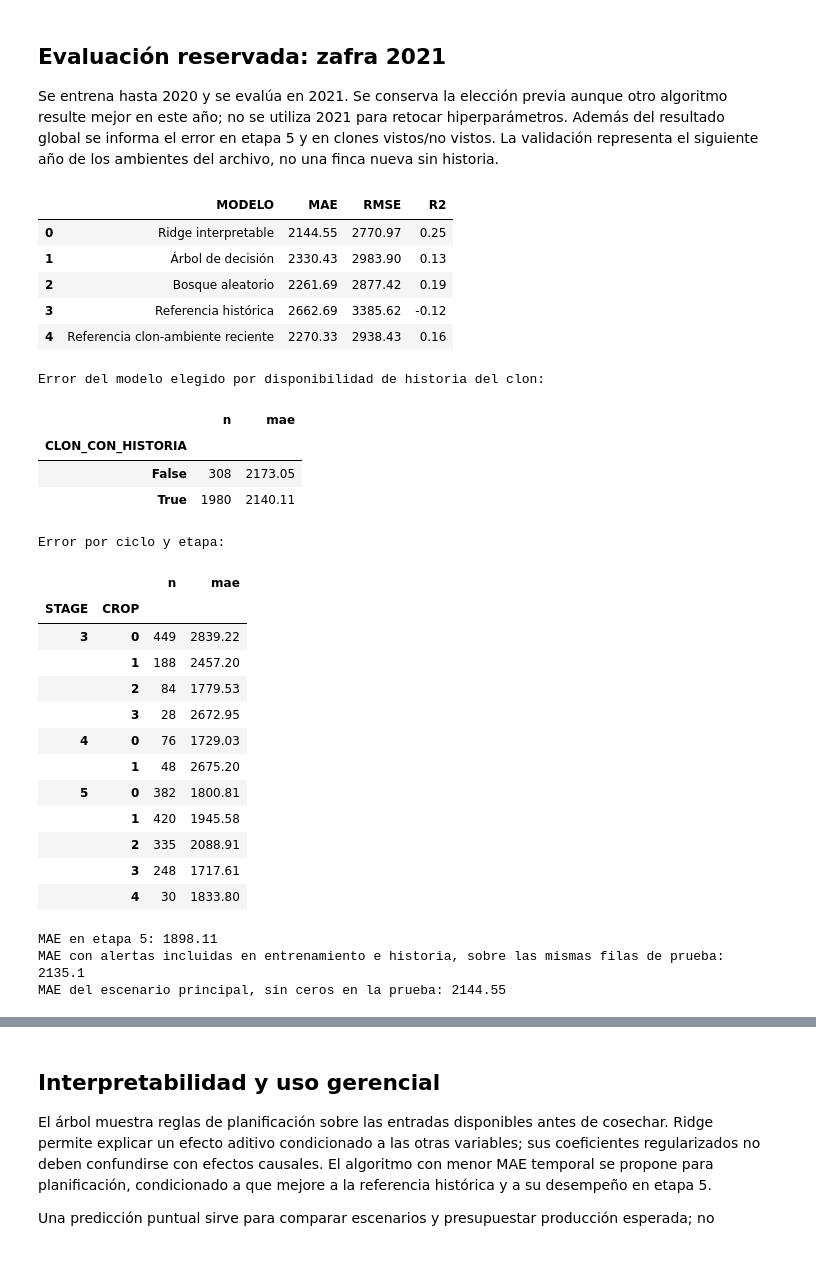
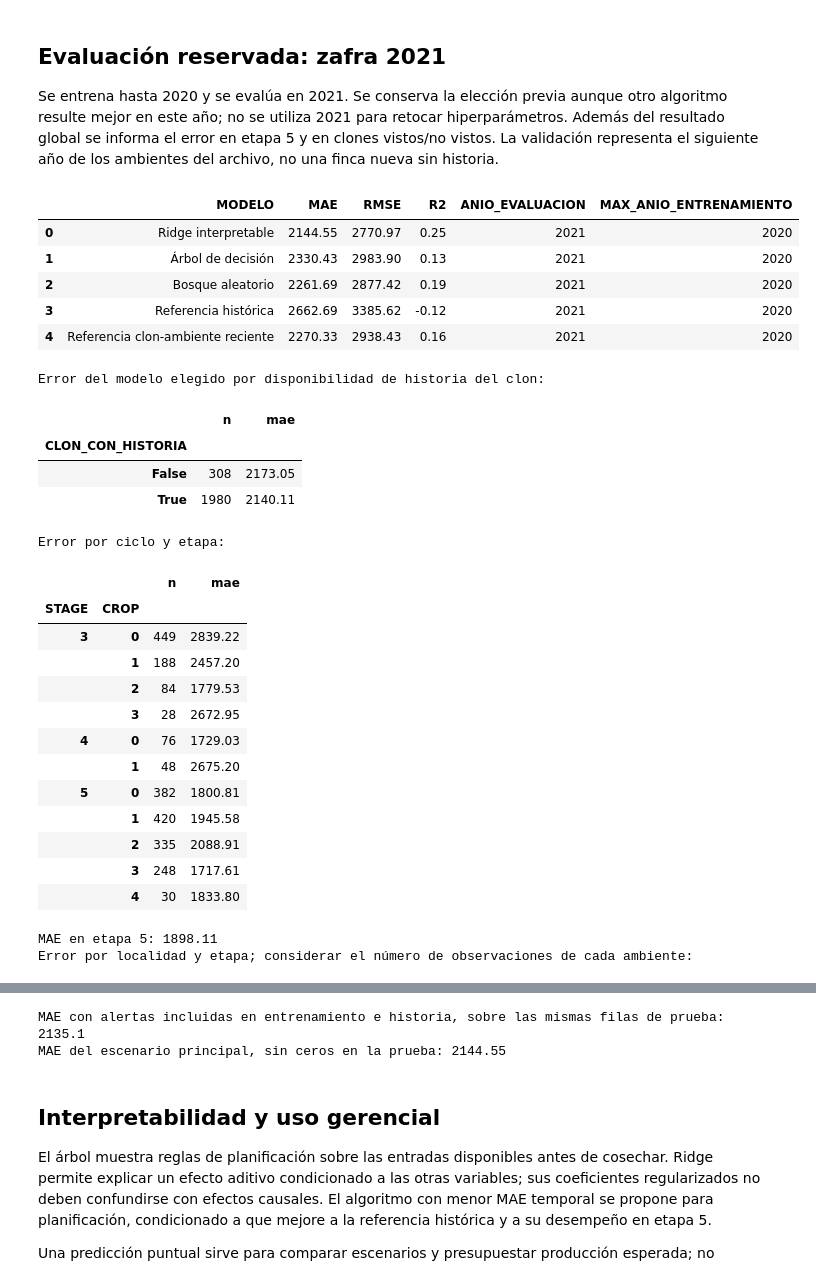
Before and after one commit to MoraVevo/prueba-tecnica-cientifico-datos-santa-ana, a Jupyter notebook: notebooks/04_modelo_supervisado_serie1.ipynb, the cells around one changed output, grey strips where cells are left out. Saved outputs shown, nothing was run; the diff lists cells and outputs as text; code cells hidden in the pictures.

```diff
--- a/notebooks/04_modelo_supervisado_serie1.ipynb
+++ b/notebooks/04_modelo_supervisado_serie1.ipynb
@@ -88,18 +58,25 @@ MAE y RMSE se expresan en lb de azúcar/acre. Se reportan ambas: MAE para el err
 Se añade una segunda referencia más exigente: el mismo clon, localidad, etapa y corte del año anterior. Si no hay esa observación, usa la historia disponible de esa combinación, luego etapa/corte y finalmente el promedio de entrenamiento.
 # %%
 resultados = []
+predicciones_validacion = []
 for anio in [2019, 2020]:
     entrenamiento = modelado.loc[modelado["YEAR"].lt(anio)]
     evaluacion = modelado.loc[modelado["YEAR"].eq(anio)]
     referencia = evaluacion["HIST_CLONE_CROP"].fillna(evaluacion["HIST_CLONE"]).fillna(evaluacion["HIST_LOC"]).fillna(entrenamiento["T_SPACRE"].mean())
     predicciones = {"Referencia histórica": referencia.to_numpy(), "Referencia clon-ambiente reciente": referencia_reciente(entrenamiento, evaluacion).to_numpy()}
     for nombre, algoritmo in algoritmos.items():
-        modelo = Pipeline([("preparar", clone(preparacion)), ("regresor", clone(algoritmo))])
+        modelo = clone(algoritmo)
         modelo.fit(entrenamiento[entradas], entrenamiento["T_SPACRE"])
         predicciones[nombre] = modelo.predict(evaluacion[entradas])
     for nombre, prediccion in predicciones.items():
+        predicciones_validacion.append(pd.DataFrame({
+            "FILA_CSV": evaluacion["FILA_CSV"].to_numpy(), "OBSERVADO": evaluacion["T_SPACRE"].to_numpy(),
+            "PREDICCION": prediccion, "MODELO": nombre, "ANIO_EVALUACION": anio,
+            "MAX_ANIO_ENTRENAMIENTO": int(entrenamiento["YEAR"].max()),
+        }))
         resultados.append({
             "ANIO_VALIDACION": anio, "MODELO": nombre,
+            "MAX_ANIO_ENTRENAMIENTO": int(entrenamiento["YEAR"].max()),
             "MAE": mean_absolute_error(evaluacion["T_SPACRE"], prediccion),
             "RMSE": np.sqrt(mean_squared_error(evaluacion["T_SPACRE"], prediccion)),
             "SESGO": np.mean(prediccion - evaluacion["T_SPACRE"].to_numpy()),
@@ -120,4 +97,5 @@ display(comparacion.round(2))
 elegido = comparacion.loc[comparacion.index.isin(algoritmos)].index[0]
 print("Algoritmo elegido por validación 2019–2020:", elegido)
 validacion.to_csv(RUTA.parent / "serie1_validacion_modelos.csv", index=False)
+pd.concat(predicciones_validacion, ignore_index=True).to_csv(RUTA.parent / "serie1_predicciones_validacion.csv", index=False)
 # %% [output]
@@ -156,45 +134,65 @@ prueba = modelado.loc[modelado["YEAR"].eq(2021)].copy()
 modelos_2021 = {}
 prueba["PRED_REFERENCIA"] = prueba["HIST_CLONE_CROP"].fillna(prueba["HIST_CLONE"]).fillna(prueba["HIST_LOC"]).fillna(entrenamiento["T_SPACRE"].mean())
 evaluacion_final = []
+predicciones_finales = {"Referencia histórica": prueba["PRED_REFERENCIA"].to_numpy()}
 for nombre, algoritmo in algoritmos.items():
-    modelo = Pipeline([("preparar", clone(preparacion)), ("regresor", clone(algoritmo))])
+    modelo = clone(algoritmo)
     modelo.fit(entrenamiento[entradas], entrenamiento["T_SPACRE"])
     modelos_2021[nombre] = modelo
     prediccion = modelo.predict(prueba[entradas])
+    predicciones_finales[nombre] = prediccion
     evaluacion_final.append({"MODELO": nombre, "MAE": mean_absolute_error(prueba["T_SPACRE"], prediccion), "RMSE": np.sqrt(mean_squared_error(prueba["T_SPACRE"], prediccion)), "R2": r2_score(prueba["T_SPACRE"], prediccion)})
 evaluacion_final.append({"MODELO": "Referencia histórica", "MAE": mean_absolute_error(prueba["T_SPACRE"], prueba["PRED_REFERENCIA"]), "RMSE": np.sqrt(mean_squared_error(prueba["T_SPACRE"], prueba["PRED_REFERENCIA"])), "R2": r2_score(prueba["T_SPACRE"], prueba["PRED_REFERENCIA"])})
 prediccion_reciente = referencia_reciente(entrenamiento, prueba)
+predicciones_finales["Referencia clon-ambiente reciente"] = prediccion_reciente.to_numpy()
 evaluacion_final.append({"MODELO": "Referencia clon-ambiente reciente", "MAE": mean_absolute_error(prueba["T_SPACRE"], prediccion_reciente), "RMSE": np.sqrt(mean_squared_error(prueba["T_SPACRE"], prediccion_reciente)), "R2": r2_score(prueba["T_SPACRE"], prediccion_reciente)})
 evaluacion_final = pd.DataFrame(evaluacion_final)
+evaluacion_final["ANIO_EVALUACION"] = 2021
+evaluacion_final["MAX_ANIO_ENTRENAMIENTO"] = int(entrenamiento["YEAR"].max())
 display(evaluacion_final.round(2))
+prueba["MODELO_ELEGIDO"] = elegido
 prueba["PREDICCION"] = modelos_2021[elegido].predict(prueba[entradas])
 prueba["ERROR_ABSOLUTO"] = (prueba["PREDICCION"] - prueba["T_SPACRE"]).abs()
 prueba["CLON_CON_HISTORIA"] = prueba["CLONE"].isin(entrenamiento["CLONE"])
 print("Error del modelo elegido por disponibilidad de historia del clon:")
 display(prueba.groupby("CLON_CON_HISTORIA").agg(n=("ERROR_ABSOLUTO", "size"), mae=("ERROR_ABSOLUTO", "mean")).round(2))
 print("Error por ciclo y etapa:")
 display(prueba.groupby(["STAGE", "CROP"]).agg(n=("ERROR_ABSOLUTO", "size"), mae=("ERROR_ABSOLUTO", "mean")).round(2))
 print("MAE en etapa 5:", round(prueba.loc[prueba["STAGE"].eq("5"), "ERROR_ABSOLUTO"].mean(), 2))
-prueba[["FILA_CSV", "CLONE", "LOC", "YEAR", "STAGE", "CROP", "T_SPACRE", "PREDICCION", "PRED_REFERENCIA", "ERROR_ABSOLUTO", "CLON_CON_HISTORIA"]].to_csv(RUTA.parent / "serie1_predicciones_2021.csv", index=False)
+errores_ambiente = prueba.assign(SESGO=prueba["PREDICCION"] - prueba["T_SPACRE"]).groupby(["LOC", "STAGE"]).agg(
+    n=("ERROR_ABSOLUTO", "size"), mae=("ERROR_ABSOLUTO", "mean"), sesgo=("SESGO", "mean")
+).reset_index()
+print("Error por localidad y etapa; considerar el número de observaciones de cada ambiente:")
+display(errores_ambiente.sort_values("mae", ascending=False).round(2))
+errores_ambiente.to_csv(RUTA.parent / "serie1_errores_ambiente_2021.csv", index=False)
+prueba[["FILA_CSV", "MODELO_ELEGIDO", "CLONE", "LOC", "YEAR", "STAGE", "CROP", "T_SPACRE", "PREDICCION", "PRED_REFERENCIA", "ERROR_ABSOLUTO", "CLON_CON_HISTORIA"]].to_csv(RUTA.parent / "serie1_predicciones_2021.csv", index=False)
 evaluacion_final.to_csv(RUTA.parent / "serie1_evaluacion_2021.csv", index=False)
+pd.concat([
+    pd.DataFrame({
+        "FILA_CSV": prueba["FILA_CSV"].to_numpy(), "OBSERVADO": prueba["T_SPACRE"].to_numpy(),
+        "PREDICCION": prediccion, "MODELO": nombre, "ANIO_EVALUACION": 2021,
+        "MAX_ANIO_ENTRENAMIENTO": int(entrenamiento["YEAR"].max()),
+    }) for nombre, prediccion in predicciones_finales.items()
+], ignore_index=True).to_csv(RUTA.parent / "serie1_predicciones_modelos_2021.csv", index=False)
+
 
 # Sensibilidad del entrenamiento: mismas entradas, algoritmo y prueba limpia.
 con_alertas = agregar_historia(datos.loc[datos["T_SPACRE"].notna()])
 con_alertas[categoricas] = con_alertas[categoricas].astype(str)
-modelo_sensible = Pipeline([("preparar", clone(preparacion)), ("regresor", clone(algoritmos[elegido]))])
+modelo_sensible = clone(algoritmos[elegido])
 antes_2021 = con_alertas.loc[con_alertas["YEAR"].le(2020)]
 modelo_sensible.fit(antes_2021[entradas], antes_2021["T_SPACRE"])
 # Se comparan en exactamente las mismas filas y con historia de la alternativa.
 misma_prueba = con_alertas.loc[con_alertas["FILA_CSV"].isin(prueba["FILA_CSV"])].set_index("FILA_CSV").loc[prueba["FILA_CSV"]]
 print("MAE con alertas incluidas en entrenamiento e historia, sobre las mismas filas de prueba:", round(mean_absolute_error(misma_prueba["T_SPACRE"], modelo_sensible.predict(misma_prueba[entradas])), 2))
 print("MAE del escenario principal, sin ceros en la prueba:", round(prueba.loc[prueba["T_SPACRE"].gt(0), "ERROR_ABSOLUTO"].mean(), 2))
 # %% [output]
-|  | MODELO | MAE | RMSE | R2 |
-| 0 | Ridge interpretable | 2144.55 | 2770.97 | 0.25 |
-| 1 | Árbol de decisión | 2330.43 | 2983.90 | 0.13 |
-| 2 | Bosque aleatorio | 2261.69 | 2877.42 | 0.19 |
-| 3 | Referencia histórica | 2662.69 | 3385.62 | -0.12 |
-| 4 | Referencia clon-ambiente reciente | 2270.33 | 2938.43 | 0.16 |
+|  | MODELO | MAE | RMSE | R2 | ANIO_EVALUACION | MAX_ANIO_ENTRENAMIENTO |
+| 0 | Ridge interpretable | 2144.55 | 2770.97 | 0.25 | 2021 | 2020 |
+| 1 | Árbol de decisión | 2330.43 | 2983.90 | 0.13 | 2021 | 2020 |
+| 2 | Bosque aleatorio | 2261.69 | 2877.42 | 0.19 | 2021 | 2020 |
+| 3 | Referencia histórica | 2662.69 | 3385.62 | -0.12 | 2021 | 2020 |
+| 4 | Referencia clon-ambiente reciente | 2270.33 | 2938.43 | 0.16 | 2021 | 2020 |
 Error del modelo elegido por disponibilidad de historia del clon:
 |  | n | mae |
 | CLON_CON_HISTORIA |  |  |
@@ -215,5 +213,4 @@ Error por ciclo y etapa:
 |  | 3 | 248 | 1717.61 |
 |  | 4 | 30 | 1833.80 |
 MAE en etapa 5: 1898.11
-MAE con alertas incluidas en entrenamiento e historia, sobre las mismas filas de prueba: 2135.1
-MAE del escenario principal, sin ceros en la prueba: 2144.55
+Error por localidad y etapa; considerar el número de observaciones de cada ambiente:
@@ -220,3 +234,5 @@ MAE del escenario principal, sin ceros en la prueba: 2144.55
+MAE con alertas incluidas en entrenamiento e historia, sobre las mismas filas de prueba: 2135.1
+MAE del escenario principal, sin ceros en la prueba: 2144.55
 # %% [markdown]
 ## Interpretabilidad y uso gerencial
 
```
Also changed, not shown: parts of 6 cells of this notebook, 12 other files.
